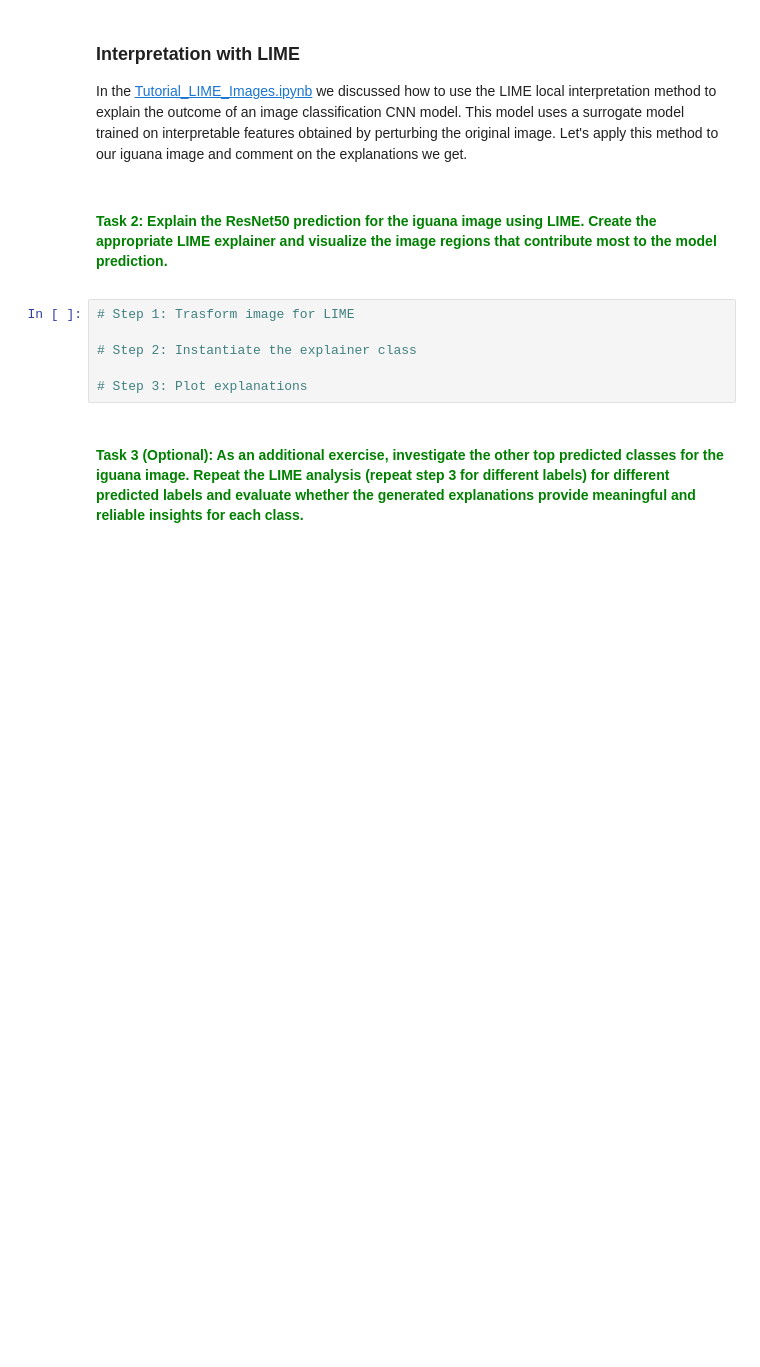
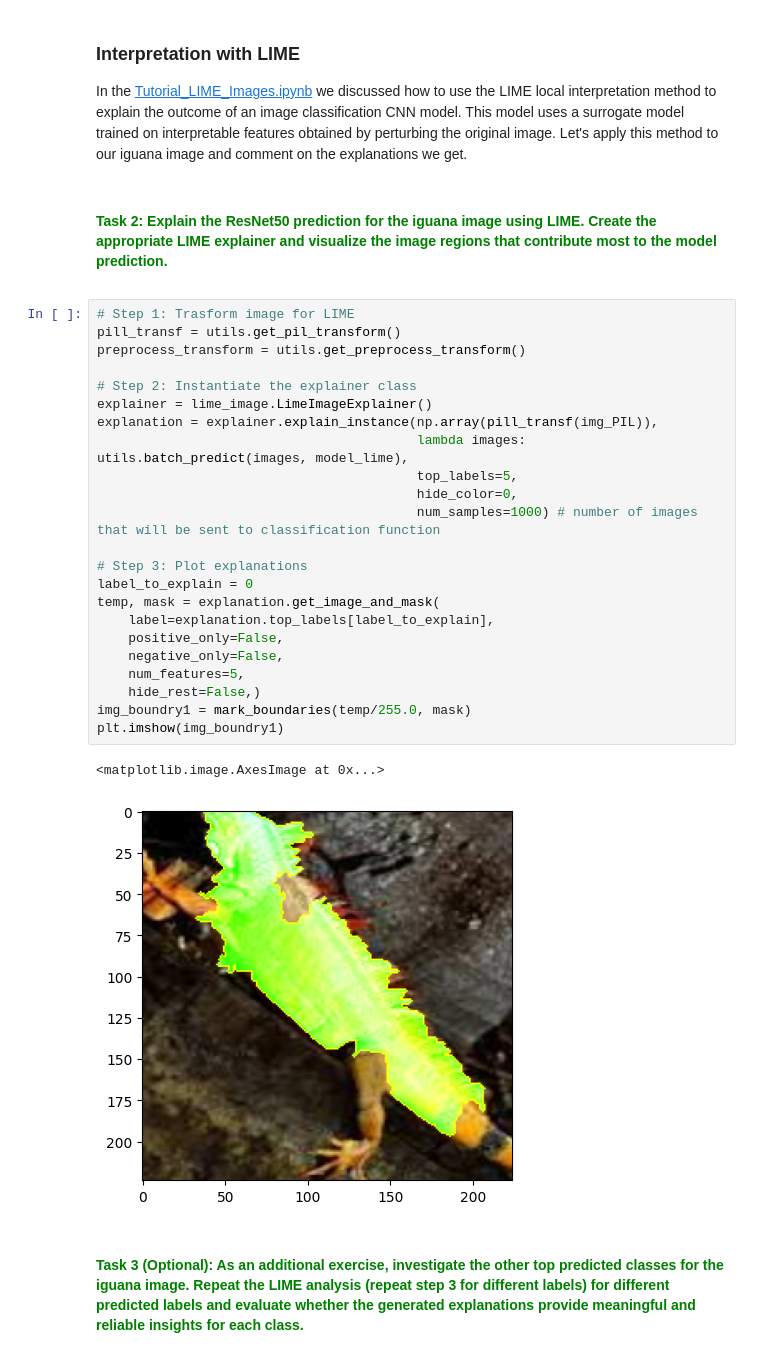
Before and after one commit to aseuteurideu/xai-tutorials, a Jupyter notebook: xai-for-cnn/6-Tutorial_XAI_for_ImageAnalysis.ipynb, the cells around one changed output. Drawn from its saved outputs; the diff is of its cells as text; blank space fills up the shorter version.

```diff
--- a/xai-for-cnn/6-Tutorial_XAI_for_ImageAnalysis.ipynb
+++ b/xai-for-cnn/6-Tutorial_XAI_for_ImageAnalysis.ipynb
@@ -157,12 +183,32 @@ In the [Tutorial_LIME_Images.ipynb](./4-Tutorial_LIME_Images.ipynb) we discussed
 <font color='green'>
 
 #### Task 2: Explain the ResNet50 prediction for the iguana image using LIME. Create the appropriate LIME explainer and visualize the image regions that contribute most to the model prediction.
-# %%
-# Step 1: Trasform image for LIME
-
-# Step 2: Instantiate the explainer class
-
-# Step 3: Plot explanations
+# %%
+# Step 1: Trasform image for LIME
+pill_transf = utils.get_pil_transform()
+preprocess_transform = utils.get_preprocess_transform()
+
+# Step 2: Instantiate the explainer class
+explainer = lime_image.LimeImageExplainer()
+explanation = explainer.explain_instance(np.array(pill_transf(img_PIL)),
+                                         lambda images: utils.batch_predict(images, model_lime),
+                                         top_labels=5,
+                                         hide_color=0,
+                                         num_samples=1000) # number of images that will be sent to classification function
+
+# Step 3: Plot explanations
+label_to_explain = 0
+temp, mask = explanation.get_image_and_mask(
+    label=explanation.top_labels[label_to_explain],
+    positive_only=False,
+    negative_only=False,
+    num_features=5,
+    hide_rest=False,)
+img_boundry1 = mark_boundaries(temp/255.0, mask)
+plt.imshow(img_boundry1)
+# %% [output]
+<matplotlib.image.AxesImage at 0x...>
+[figure, added]
 # %% [markdown]
 <font color='green'>
 
```
Also changed, not shown: parts of 24 cells of this notebook, 1 other file.
